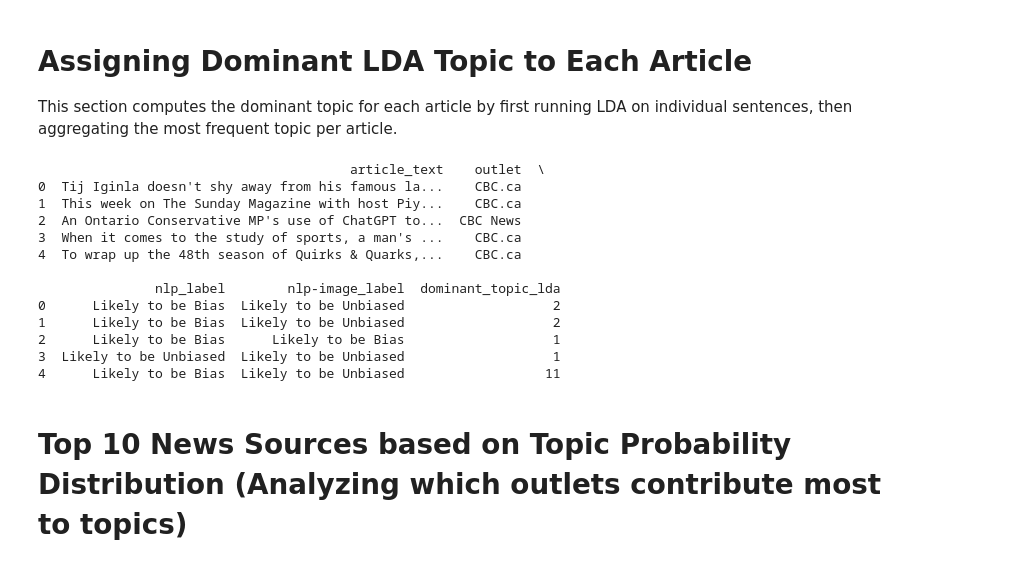
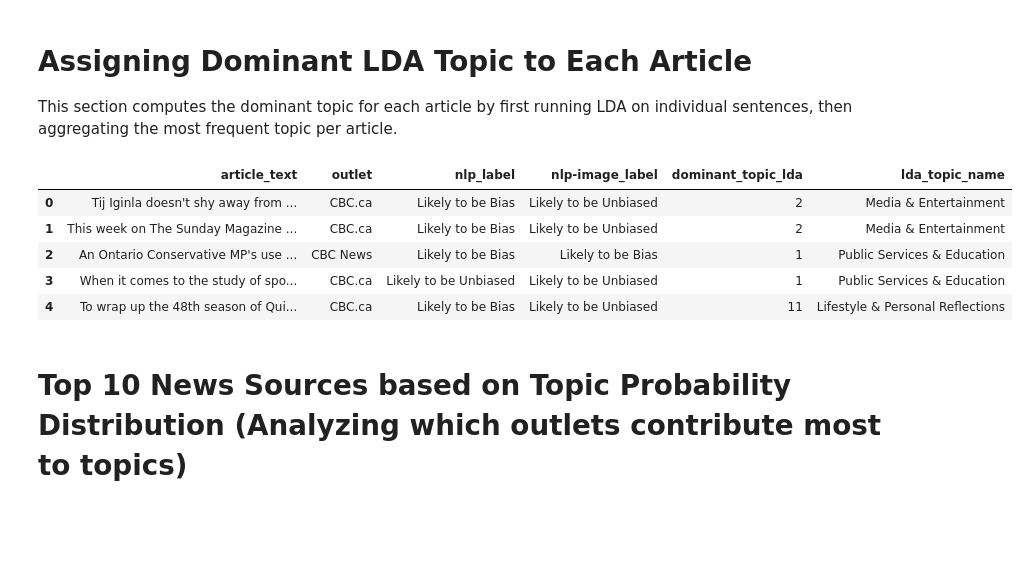
Before and after one commit to ziyouuu/news-bias-detection, a Jupyter notebook: TopicModelling/LDA_topicmodelling_content.ipynb, the cells around one changed output. Drawn from its saved outputs; the diff is of its cells as text; code cells hidden in the pictures; blank space fills up the shorter version.

Commit message:
Assigning labelled LDA topic to each article

```diff
--- a/TopicModelling/LDA_topicmodelling_content.ipynb
+++ b/TopicModelling/LDA_topicmodelling_content.ipynb
@@ -196,50 +196,62 @@ import pandas as pd
 import matplotlib.pyplot as plt
 import seaborn as sns
 import numpy as np
 
 # Function to compute topic distribution for each document using the trained LDA model
 def get_topic_distribution(lda_model, corpus):
     topic_distributions = []
     for doc_bow in corpus:
         topic_probs = lda_model.get_document_topics(doc_bow, minimum_probability=0)
         topic_vector = [prob for _, prob in topic_probs]
         topic_distributions.append(topic_vector)
     return np.array(topic_distributions)
 
 # Step 1: Compute the topic distribution matrix for all documents (sentences)
 topic_distributions = get_topic_distribution(lda_model, corpus)
 
 # Step 2: Assign dominant topic per sentence
 df["dominant_topic_lda"] = topic_distributions.argmax(axis=1)
 
 # Step 3: Aggregate dominant topics per article (most frequent one)
 article_topic = df.groupby("article_text")["dominant_topic_lda"].agg(lambda x: x.value_counts().idxmax()).reset_index()
 
-# Step 4:  Get article-level metadata (e.g., outlet, labels)
+# Step 4: Get article-level metadata (e.g., outlet, labels)
 article_meta = df.drop_duplicates(subset="article_text")[["article_text", "outlet", "nlp_label", "nlp-image_label"]]
 
 # Step 5: Merge metadata with dominant topic
 df_articles = article_meta.merge(article_topic, on="article_text")
 
-# Step 6: Save to CSV
+# Step 6: Define human-readable topic labels based on word clouds
+topic_labels = {
+    0: "Law & Legal System",
+    1: "Public Services & Education",
+    2: "Media & Entertainment",
+    3: "Crime & Local News",
+    4: "Politics & Government",
+    5: "Economy & Inflation",
+    6: "Business & Investment",
+    7: "Elections & Political Parties",
+    8: "Cultural Identity & Rights",
+    9: "Presidential Campaigns",
+    10: "War & Geopolitics",
+    11: "Lifestyle & Personal Reflections"
+}
+
+# Step 7: Map topic number to human-readable topic name
+df_articles["lda_topic_name"] = df_articles["dominant_topic_lda"].map(topic_labels)
+
+# Step 8: Save the result
 df_articles.to_csv("../datasets/articles_with_dominant_topic_lda.csv", index=False)
 
-# Step 7: Print head of the resulting DataFrame
-print(df_articles.head())
+# Step 9: Preview the result
+df_articles.head()
 # %% [output]
-                                        article_text    outlet  \
-0  Tij Iginla doesn't shy away from his famous la...    CBC.ca
-1  This week on The Sunday Magazine with host Piy...    CBC.ca
-2  An Ontario Conservative MP's use of ChatGPT to...  CBC News
-3  When it comes to the study of sports, a man's ...    CBC.ca
-4  To wrap up the 48th season of Quirks & Quarks,...    CBC.ca
-
-               nlp_label        nlp-image_label  dominant_topic_lda
-0      Likely to be Bias  Likely to be Unbiased                   2
-1      Likely to be Bias  Likely to be Unbiased                   2
-2      Likely to be Bias      Likely to be Bias                   1
-3  Likely to be Unbiased  Likely to be Unbiased                   1
-4      Likely to be Bias  Likely to be Unbiased                  11
+|  | article_text | outlet | nlp_label | nlp-image_label | dominant_topic_lda | lda_topic_name |
+| 0 | Tij Iginla doesn't shy away from ... | CBC.ca | Likely to be Bias | Likely to be Unbiased | 2 | Media & Entertainment |
+| 1 | This week on The Sunday Magazine ... | CBC.ca | Likely to be Bias | Likely to be Unbiased | 2 | Media & Entertainment |
+| 2 | An Ontario Conservative MP's use ... | CBC News | Likely to be Bias | Likely to be Bias | 1 | Public Services & Education |
+| 3 | When it comes to the study of spo... | CBC.ca | Likely to be Unbiased | Likely to be Unbiased | 1 | Public Services & Education |
+| 4 | To wrap up the 48th season of Qui... | CBC.ca | Likely to be Bias | Likely to be Unbiased | 11 | Lifestyle & Personal Reflections |
 # %% [markdown]
 # Top 10 News Sources based on Topic Probability Distribution (Analyzing which outlets contribute most to topics)
 # %% [markdown]
```
